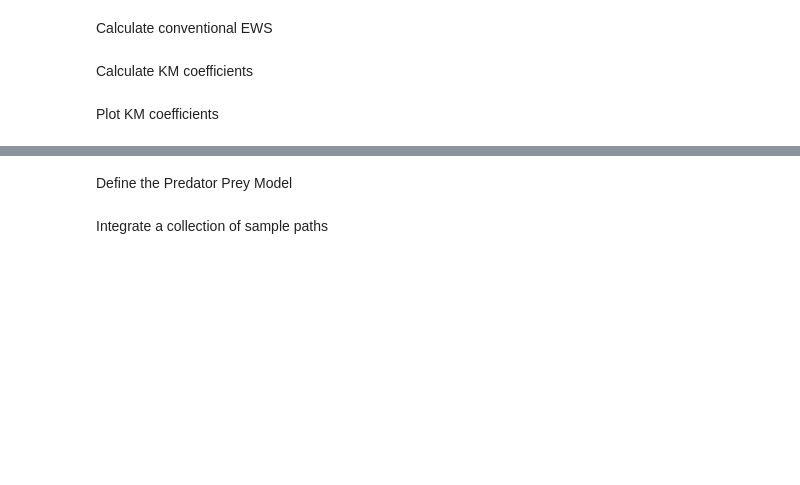
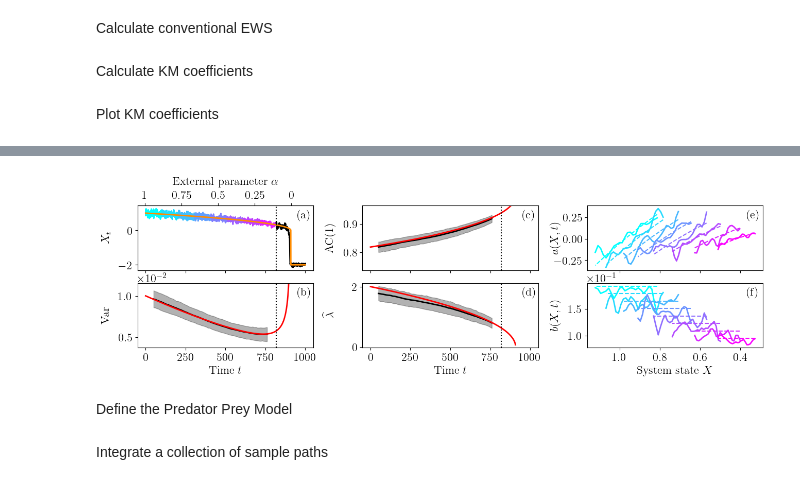
Before and after one commit to andreasmorr/KramersMoyalEWS, a Jupyter notebook: KM_EWS_plots.ipynb, the cells around one changed output, grey strips where cells are left out. Drawn from its saved outputs; the diff is of its cells as text; code cells hidden in the pictures; blank space fills up the shorter version.

```diff
--- a/KM_EWS_plots.ipynb
+++ b/KM_EWS_plots.ipynb
@@ -32,6 +32,7 @@ measurecolor = "black"
 samplecolor = "black"
 errorcolor = "grey"
 theocolor = "red"
+theocolor2 = "darkorange"
 pcolor = "black" #"#015d91"
 zcolor = "grey" #"#ed8302"
 eigval1color = "#4daf4a"
@@ -262,3 +269,93 @@ fig.savefig("Plots/FoldVarAC1Lam" + time.strftime("%Y%m%d-%H%M%S") + '.pdf', tra
+# %%
+show_sample = 9
+fig, axs = plt.subplots(nrows=2, ncols=3,figsize=(7.06*2, 1.5*2),sharex="col")#3.42*2,1*2
+[xplt, ac1plt, aplt, varplt, lambdaplt, bplt] = axs.flatten()
+props = dict(edgecolor="none", facecolor='white', alpha=0)
+props2 = dict(edgecolor="black", facecolor='white', alpha=1)
+for k in range(colorsteps):
+    xplt.plot(plt_tspan[k*round(T_measure*OneOverDelta_t/colorsteps):(k+1)*round(T_measure*OneOverDelta_t/colorsteps)],samplepaths[show_sample][0][k*round(T_measure*OneOverDelta_t/colorsteps):(k+1)*round(T_measure*OneOverDelta_t/colorsteps)], color = kmcolorrange(k/colorsteps), linewidth = samplelinewidth)
+xplt.plot(plt_tspan[T_measure*OneOverDelta_t:],samplepaths[show_sample][0][T_measure*OneOverDelta_t:], color = samplecolor, linewidth = samplelinewidth)
+xplt.plot(plt_tspan,[theoxfix(alpha(t)) for t in plt_tspan], color = theocolor2, linewidth = theolinewidth)
+xplt.axvline(T_measure, linestyle = "dotted", color = measurecolor)
+xplt.set_ylabel("$X_t$")
+#xplt.text(0.1, 0.25, "$X_t$", transform=xplt.transAxes, verticalalignment='top', bbox=props2)
+xplt.text(0.91, 0.94, "(a)", transform=xplt.transAxes, verticalalignment='top', bbox=props)
+alphaxplt = xplt.twiny()
+alphaxplt.set_xlabel(r"External parameter $\alpha$", labelpad=8)
+varplt.fill_between(range(round(windowsize/OneOverDelta_t / 2), T_measure - round(windowsize/OneOverDelta_t / 2), round(leap/OneOverDelta_t)), lowersamplevar, uppersamplevar, color=samplecolor, alpha = 0.3)
+varplt.plot(range(round(windowsize/OneOverDelta_t / 2), T_measure - round(windowsize/OneOverDelta_t / 2), round(leap/OneOverDelta_t)), meansamplevar, color = samplecolor, linewidth = theolinewidth)
+varplt.plot([theovar(t) for t in range(0, T_posalpha)], color = theocolor, linewidth = theolinewidth)
+varplt.axvline(T_measure, linestyle = "dotted", color = measurecolor)
+
+varplt.ticklabel_format(axis="y",style="sci",scilimits=(-1,1))
+varplt.set_ylim([0.7 * min(meansamplevar), 1.2 * max(meansamplevar)])
+#varplt.yaxis.tick_right()
+varplt.set_ylabel("Var")
+#varplt.text(0.1, 0.25, "Var", transform=varplt.transAxes, verticalalignment='top', bbox=props2)
+varplt.text(0.91, 0.94, "(b)", transform=varplt.transAxes, verticalalignment='top', bbox=props)
+varplt.set_xlabel("Time $t$")
+#alphavarplt = varplt.twiny()
+#alphavarplt.set_xlim(xplt.get_xlim())
+#alphavarplt.set_xticklabels([])
+ac1plt.fill_between(range(round(windowsize/OneOverDelta_t / 2), T_measure - round(windowsize/OneOverDelta_t / 2), round(leap/OneOverDelta_t)), lowersampleac1, uppersampleac1, color=samplecolor, alpha = 0.3)
+ac1plt.plot(range(round(windowsize/OneOverDelta_t / 2), T_measure - round(windowsize/OneOverDelta_t / 2), round(leap/OneOverDelta_t)), meansampleac1, color = samplecolor, linewidth = theolinewidth)
+ac1plt.plot([theoac1(t) for t in range(0, T_posalpha)], color = theocolor, linewidth = theolinewidth)
+ac1plt.axvline(T_measure, linestyle = "dotted", color = measurecolor)
+ac1plt.set_ylim([0.9 * min(meansampleac1), 1.05 * max(meansampleac1)])
+ac1plt.set_ylabel("AC(1)")
+#ac1plt.text(0.1, 0.25, "AC(1)", transform=ac1plt.transAxes, verticalalignment='top', bbox=props2)
+ac1plt.text(0.91, 0.94, "(c)", transform=ac1plt.transAxes, verticalalignment='top', bbox=props)
+#alphaac1plt = ac1plt.twiny()
+#alphaac1plt.set_xlim(xplt.get_xlim())
+#alphaac1plt.set_xticklabels([])
+lambdaplt.fill_between(range(round(windowsize/OneOverDelta_t / 2), T_measure - round(windowsize/OneOverDelta_t / 2), round(leap/OneOverDelta_t)), lowersamplelambda, uppersamplelambda, color=samplecolor, alpha = 0.3)
+lambdaplt.plot(range(round(windowsize/OneOverDelta_t / 2), T_measure - round(windowsize/OneOverDelta_t / 2), round(leap/OneOverDelta_t)), meansamplelambda, color = samplecolor, linewidth = theolinewidth)
+lambdaplt.plot([lambda_x(alpha(t)) for t in range(0, T_posalpha)], color = theocolor, linewidth = theolinewidth)
+lambdaplt.scatter(1000,1,c="white")
+lambdaplt.axvline(T_measure, linestyle = "dotted", color = measurecolor)
+lambdaplt.set_ylabel("$\widehat{\lambda}$")
+#lambdaplt.text(0.1, 0.25, "$\lambda$", transform=lambdaplt.transAxes, verticalalignment='top', bbox=props2)
+lambdaplt.text(0.91, 0.94, "(d)", transform=lambdaplt.transAxes, verticalalignment='top', bbox=props)
+#lambdaplt.yaxis.tick_right()
+#alphalamplt = lambdaplt.twiny()
+#alphalamplt.set_xlim(xplt.get_xlim())
+#alphalamplt.set_xticklabels([])
+lambdaplt.set_xlabel("Time $t$")
+
+for j in range(0,number_of_windows,kmleapfactor):
+    aplt.plot(sampleedges[show_sample][j], samplea[show_sample][j], color = kmcolorrange(j/number_of_windows), linewidth = theolinewidth)
+    aplt.plot(sampleedges[show_sample][j], [f([x],plt_tspan[j*leap+windowsize//2])[0] for x in sampleedges[show_sample][j]],linestyle = "dashed", color = kmcolorrange(j/number_of_windows))
+aplt.set_ylabel("$a(X,t)$")
+#bplt.text(0.7, 0.25, "$a(X,t)$", transform=aplt.transAxes, verticalalignment='top', bbox=props2)
+aplt.text(0.91, 0.94, "(e)", transform=aplt.transAxes, verticalalignment='top', bbox=props)
+#aplt.set_xticklabels([])
+aplt.set_xlim(aplt.get_xlim()[1],aplt.get_xlim()[0])
+for j in range(0,number_of_windows,kmleapfactor):
+    bplt.plot(sampleedges[show_sample][j], sampleb[show_sample][j], color = kmcolorrange(j/number_of_windows), linewidth = theolinewidth)
+    bplt.plot(sampleedges[show_sample][j], [G([x],plt_tspan[j*leap+windowsize//2])[0,0] for x in sampleedges[show_sample][j]], linestyle = "dashed", color = kmcolorrange(j/number_of_windows))
+bplt.set_ylabel("$b(X,t)$")
+#bplt.text(0.1, 0.25, "$b(X,t)$", transform=bplt.transAxes, verticalalignment='top', bbox=props2)
+bplt.ticklabel_format(axis="y",style="sci",scilimits=(-1,1))
+bplt.text(0.91, 0.94, "(f)", transform=bplt.transAxes, verticalalignment='top', bbox=props)
+#bplt.set_xlim(bplt.get_xlim()[1],bplt.get_xlim()[0])
+#bplt.set_yticks([.5,1.0,1.5,2.0])
+#bplt.set_xticks(bplt.get_xticks(),np.round(-bplt.get_xticks(),2))
+bplt.set_xlabel("System state $X$")
+#bplt.text(0.0,1.02, r'$\times 10^{-2}$', transform=bplt.transAxes)
+
+[plots.yaxis.set_label_coords(-0.15,.5) for plots in [xplt, varplt, aplt, ac1plt, lambdaplt, bplt]]
+#[plots.yaxis.set_label_coords(-0.15,.5) for plots in [xplt, ac1plt]]
+#[plots.yaxis.set_label_coords(1.22,.5) for plots in [varplt, lambdaplt]]
+
+fig.subplots_adjust(left=.13, bottom=.07, right=.99, top=.99, hspace=.2, wspace=.28)
+
+alphaxplt.set_xlim([1.05,-0.15])
+alphaxplt.set_xticks([1,0.75,0.5,0.25,0])
+alphaxplt.set_xticklabels(["1","0.75","0.5","0.25","0"])
+#alphaxplt.set_xticklabels([round(alpha(t),2) for t in xplt.get_xticks()])
+#fig.savefig("Plots/FoldVarAC1Lam" + time.strftime("%Y%m%d-%H%M%S") + '.pdf', transparent=True, bbox_inches="tight")
+# %% [output]
+[figure, added]
 # %% [markdown]
 Define the Predator Prey Model
 # %%
```
Also changed, not shown: parts of 30 cells of this notebook, 52 other files.
